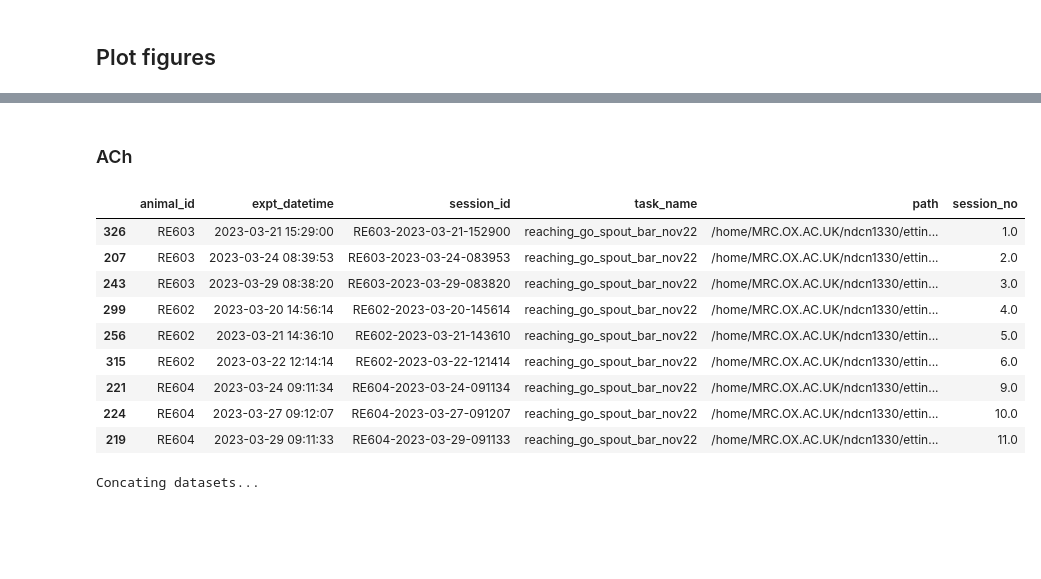
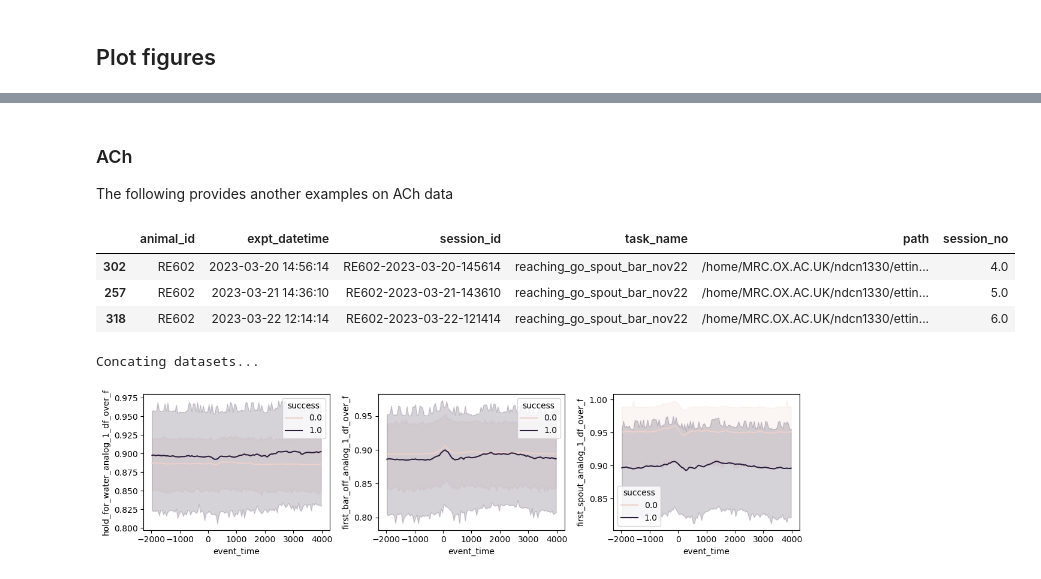
Before and after one commit to Magill-ASAP-team/trialexp, a Jupyter notebook: notebooks/workflow/multi_session_analysis_filter.ipynb, the cells around one changed output, grey strips where cells are left out. Cells and saved outputs as stored; diff of their text form; code cells hidden in the pictures; blank space fills up the shorter version.

```diff
--- a/notebooks/workflow/multi_session_analysis_filter.ipynb
+++ b/notebooks/workflow/multi_session_analysis_filter.ipynb
@@ -20,7 +22,6 @@ from trialexp.process.folder_org.utils import build_session_info, load_and_conca
 # %%
-# root_path = r'\\ettin\Magill_Lab\Teris\ASAP\expt_sessions\*'
-
-root_path = '/home/MRC.OX.AC.UK/ndcn1330/ettin/Julien/Data/head-fixed/by_sessions/*/*'
+#specify the location of the by_sessions folder here
+root_path = '/home/MRC.OX.AC.UK/ndcn1330/ettin/Julien/Data/head-fixed/by_sessions'
 
 df_session_info = build_session_info(root_path)
 df_session_info
@@ -105,19 +107,15 @@ sns.lineplot(x='event_time',hue='success',
-# %% [markdown]
-### ACh
+# %% [markdown]
+### ACh
+
+The following provides another examples on ACh data
 # %%
-df_sel = filter_session(df_session_info, 'RE', session_no=3, session_method='tail', task_name='reaching_go_spout_bar_nov22')
+df_sel = filter_sessions(df_session_info, 'RE602', session_no=3, session_method='tail', task_name='reaching_go_spout_bar_nov22')
 df_sel
 # %% [output]
 |  | animal_id | expt_datetime | session_id | task_name | path | session_no |
-| 326 | RE603 | 2023-03-21 15:29:00 | RE603-2023-03-21-152900 | reaching_go_spout_bar_nov22 | /home/MRC.OX.AC.UK/ndcn1330/ettin... | 1.0 |
-| 207 | RE603 | 2023-03-24 08:39:53 | RE603-2023-03-24-083953 | reaching_go_spout_bar_nov22 | /home/MRC.OX.AC.UK/ndcn1330/ettin... | 2.0 |
-| 243 | RE603 | 2023-03-29 08:38:20 | RE603-2023-03-29-083820 | reaching_go_spout_bar_nov22 | /home/MRC.OX.AC.UK/ndcn1330/ettin... | 3.0 |
-| 299 | RE602 | 2023-03-20 14:56:14 | RE602-2023-03-20-145614 | reaching_go_spout_bar_nov22 | /home/MRC.OX.AC.UK/ndcn1330/ettin... | 4.0 |
-| 256 | RE602 | 2023-03-21 14:36:10 | RE602-2023-03-21-143610 | reaching_go_spout_bar_nov22 | /home/MRC.OX.AC.UK/ndcn1330/ettin... | 5.0 |
-| 315 | RE602 | 2023-03-22 12:14:14 | RE602-2023-03-22-121414 | reaching_go_spout_bar_nov22 | /home/MRC.OX.AC.UK/ndcn1330/ettin... | 6.0 |
-| 221 | RE604 | 2023-03-24 09:11:34 | RE604-2023-03-24-091134 | reaching_go_spout_bar_nov22 | /home/MRC.OX.AC.UK/ndcn1330/ettin... | 9.0 |
-| 224 | RE604 | 2023-03-27 09:12:07 | RE604-2023-03-27-091207 | reaching_go_spout_bar_nov22 | /home/MRC.OX.AC.UK/ndcn1330/ettin... | 10.0 |
-| 219 | RE604 | 2023-03-29 09:11:33 | RE604-2023-03-29-091133 | reaching_go_spout_bar_nov22 | /home/MRC.OX.AC.UK/ndcn1330/ettin... | 11.0 |
+| 302 | RE602 | 2023-03-20 14:56:14 | RE602-2023-03-20-145614 | reaching_go_spout_bar_nov22 | /home/MRC.OX.AC.UK/ndcn1330/ettin... | 4.0 |
+| 257 | RE602 | 2023-03-21 14:36:10 | RE602-2023-03-21-143610 | reaching_go_spout_bar_nov22 | /home/MRC.OX.AC.UK/ndcn1330/ettin... | 5.0 |
+| 318 | RE602 | 2023-03-22 12:14:14 | RE602-2023-03-22-121414 | reaching_go_spout_bar_nov22 | /home/MRC.OX.AC.UK/ndcn1330/ettin... | 6.0 |
 # %%
 paths = df_sel.path
 ds_ach_combined = load_and_concat_dataset(paths)
@@ -139,3 +137,5 @@ sns.lineplot(x='event_time',hue='success',
             y='first_spout_analog_1_df_over_f', data=df2plot, ax=ax[2])
 
 fig.tight_layout()
+# %% [output]
+[figure, added]
```
Also changed, not shown: parts of 11 cells of this notebook.
